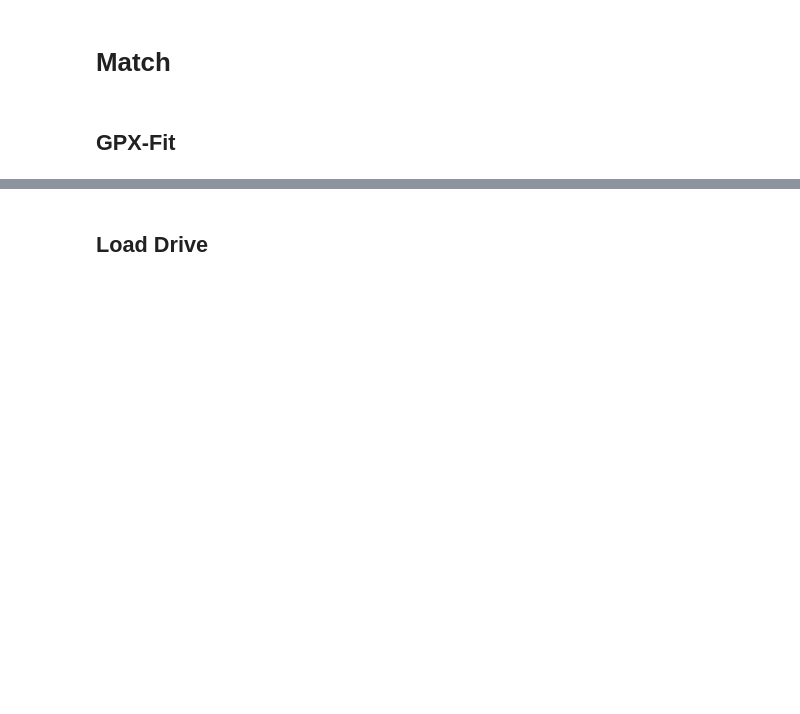
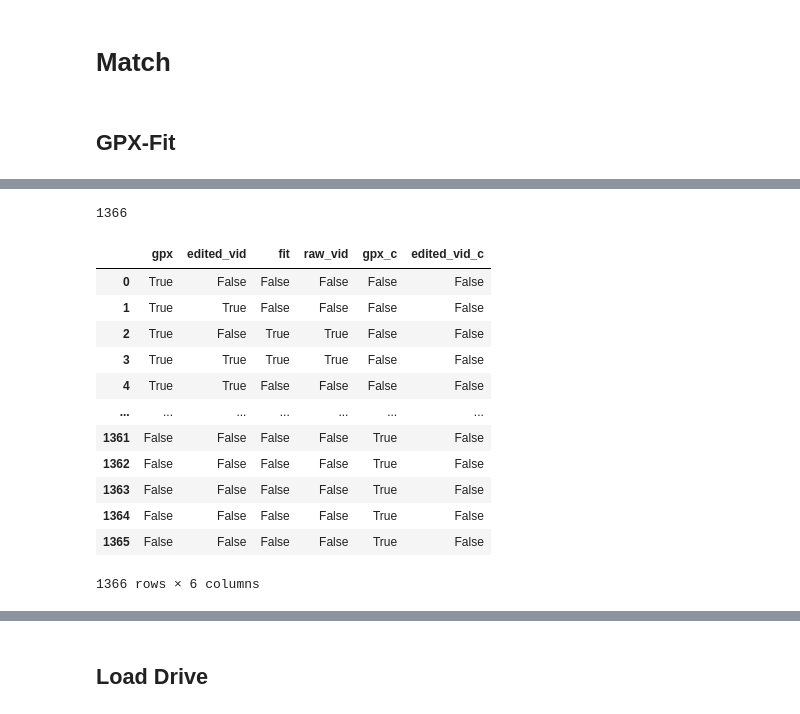
Before and after one commit to D0ugins/srs, a Jupyter notebook: backend/src/notebooks/match.ipynb, the cells around one changed output, grey strips where cells are left out. Saved outputs shown, nothing was run; the diff lists cells and outputs as text; code cells hidden in the pictures; blank space fills up the shorter version.

```diff
--- a/backend/src/notebooks/match.ipynb
+++ b/backend/src/notebooks/match.ipynb
@@ -317,0 +685,6 @@ Total size: 234.78 GB
+# %%
+with open(f'{DATA_PATH}/archive/gdrive_videos_c_matches.json') as f:
+    vid_c_matches = json.load(f)
+with open(f'{DATA_PATH}/archive/gpx_c_matches.json') as f:
+    gpx_c_matches = json.load(f)
+len(vid_c_matches), len(gpx_c_matches)
@@ -317,0 +710,7 @@ Total size: 234.78 GB
+# %%
+matched_edited_vids = {r['edited_vid']: r for r in rolls if r['edited_vid']}
+for video_path in edited_video_files:
+    #TODO maybe try to match raw and edited vids with visual/audio?
+    if video_path not in matched_edited_vids:
+        rolls.append(dict(gpx=None, edited_vid=video_path, fit=None, raw_vid=None, gpx_c=None, edited_vid_c=None))
+len(rolls)
@@ -317,0 +745,9 @@ Total size: 234.78 GB
+# %%
+vid_c_vid_matches = {v: k for k, v in vid_c_matches.items()}
+for vid_c_name in edited_vid_c_files:
+    if vid_c_name in vid_c_matches:
+        matched_edited_vids[vid_c_matches[vid_c_name]]['edited_vid_c'] = vid_c_name
+    else:
+        print(vid_c_name)
+        rolls.append(dict(gpx=None, edited_vid=None, fit=None, raw_vid=None, gpx_c=None, edited_vid_c=vid_c_name))
+len(rolls)
@@ -317,0 +772,19 @@ Total size: 234.78 GB
+# %%
+matched_vid_c = {r['edited_vid_c']: r for r in rolls if r['edited_vid_c']}
+matched_gpx = {r['gpx']: r for r in rolls if r['gpx']}
+for gpx_c_name in gpx_c_files:
+    vid_match = gpx_c_matches.get(gpx_c_name[:-4], None)
+    gpx_match = matched_gpx.get(f"archive/gpx/{gpx_c_name.replace('_crotch', '')}", None)
+    gpx_c_name = f'archive/gpx_c/{gpx_c_name}'
+    if vid_match is not None:
+        vid_match = matched_vid_c[vid_match]
+        if gpx_match is not None and gpx_match != vid_match:
+            print("Warning, missmatched gpx and vid match: ", gpx_match, vid_match)
+        vid_match['gpx_c'] = gpx_c_name
+    elif gpx_match is not None:
+        gpx_match['gpx_c'] = gpx_c_name
+    else:
+        rolls.append(dict(gpx=None, edited_vid=None, fit=None, raw_vid=None, gpx_c=gpx_c_name, edited_vid_c=None))
+len(rolls)
+# %% [output]
+1366
@@ -317,0 +794,17 @@ Total size: 234.78 GB
+# %%
+rolls_df = pd.DataFrame.from_records(rolls)
+rolls_df.notna()
+# %% [output]
+|  | gpx | edited_vid | fit | raw_vid | gpx_c | edited_vid_c |
+| 0 | True | False | False | False | False | False |
+| 1 | True | True | False | False | False | False |
+| 2 | True | False | True | True | False | False |
+| 3 | True | True | True | True | False | False |
+| 4 | True | True | False | False | False | False |
+| ... | ... | ... | ... | ... | ... | ... |
+| 1361 | False | False | False | False | True | False |
+| 1362 | False | False | False | False | True | False |
+| 1363 | False | False | False | False | True | False |
+| 1364 | False | False | False | False | True | False |
+| 1365 | False | False | False | False | True | False |
+1366 rows × 6 columns
```
Also changed, not shown: parts of 131 cells of this notebook, 5 other files.
